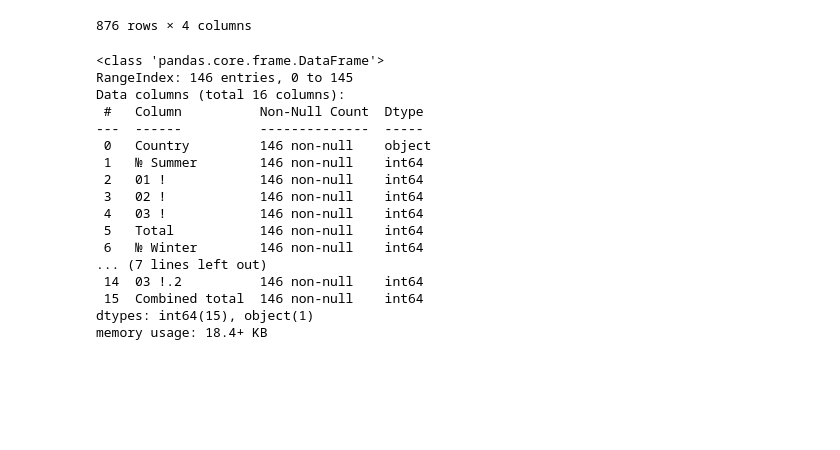
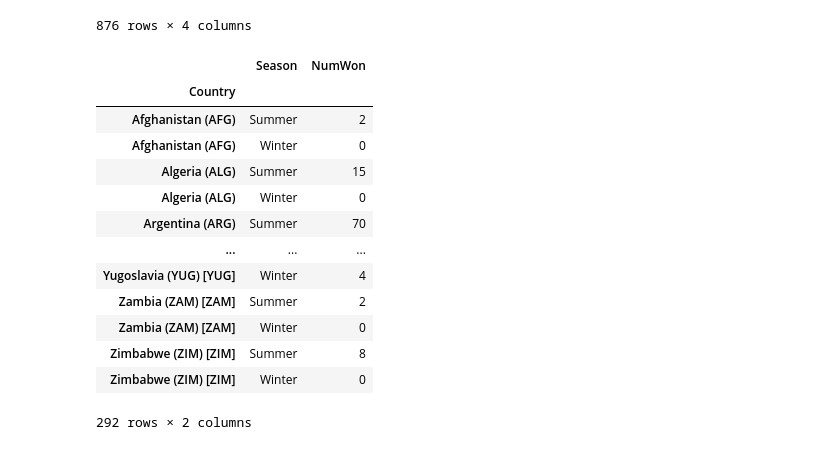
Before and after one commit to JohnsenClasses/elee2045sp22, a Jupyter notebook: tabular_data/olympics.ipynb, the cells around one changed output. Saved outputs shown, nothing was run; the diff lists cells and outputs as text; code cells hidden in the pictures; blank space fills up the shorter version.

```diff
--- a/tabular_data/olympics.ipynb
+++ b/tabular_data/olympics.ipynb
@@ -65,23 +67,22 @@ df_clean
 | 874 | Zimbabwe (ZIM) [ZIM] | Bronze | 0 | Winter |
 | 875 | Mixed team (ZZX) [ZZX] | Bronze | 0 | Winter |
 876 rows × 4 columns
-# %%
-df.info()
-# %% [output]
-<class 'pandas.core.frame.DataFrame'>
-RangeIndex: 146 entries, 0 to 145
-Data columns (total 16 columns):
- #   Column          Non-Null Count  Dtype
----  ------          --------------  -----
- 0   Country         146 non-null    object
- 1   № Summer        146 non-null    int64
- 2   01 !            146 non-null    int64
- 3   02 !            146 non-null    int64
- 4   03 !            146 non-null    int64
- 5   Total           146 non-null    int64
- 6   № Winter        146 non-null    int64
-... (7 lines left out)
- 14  03 !.2          146 non-null    int64
- 15  Combined total  146 non-null    int64
-dtypes: int64(15), object(1)
-memory usage: 18.4+ KB
+# %%
+
+df_grouped = df_clean.groupby(by =["Country","Season"]).sum()
+df_grouped.reset_index(level=1)
+# %% [output]
+|  | Season | NumWon |
+| Country |  |  |
+| Afghanistan (AFG) | Summer | 2 |
+| Afghanistan (AFG) | Winter | 0 |
+| Algeria (ALG) | Summer | 15 |
+| Algeria (ALG) | Winter | 0 |
+| Argentina (ARG) | Summer | 70 |
+| ... | ... | ... |
+| Yugoslavia (YUG) [YUG] | Winter | 4 |
+| Zambia (ZAM) [ZAM] | Summer | 2 |
+| Zambia (ZAM) [ZAM] | Winter | 0 |
+| Zimbabwe (ZIM) [ZIM] | Summer | 8 |
+| Zimbabwe (ZIM) [ZIM] | Winter | 0 |
+292 rows × 2 columns
```
Also changed, not shown: parts of 2 cells of this notebook, 2 other files.
